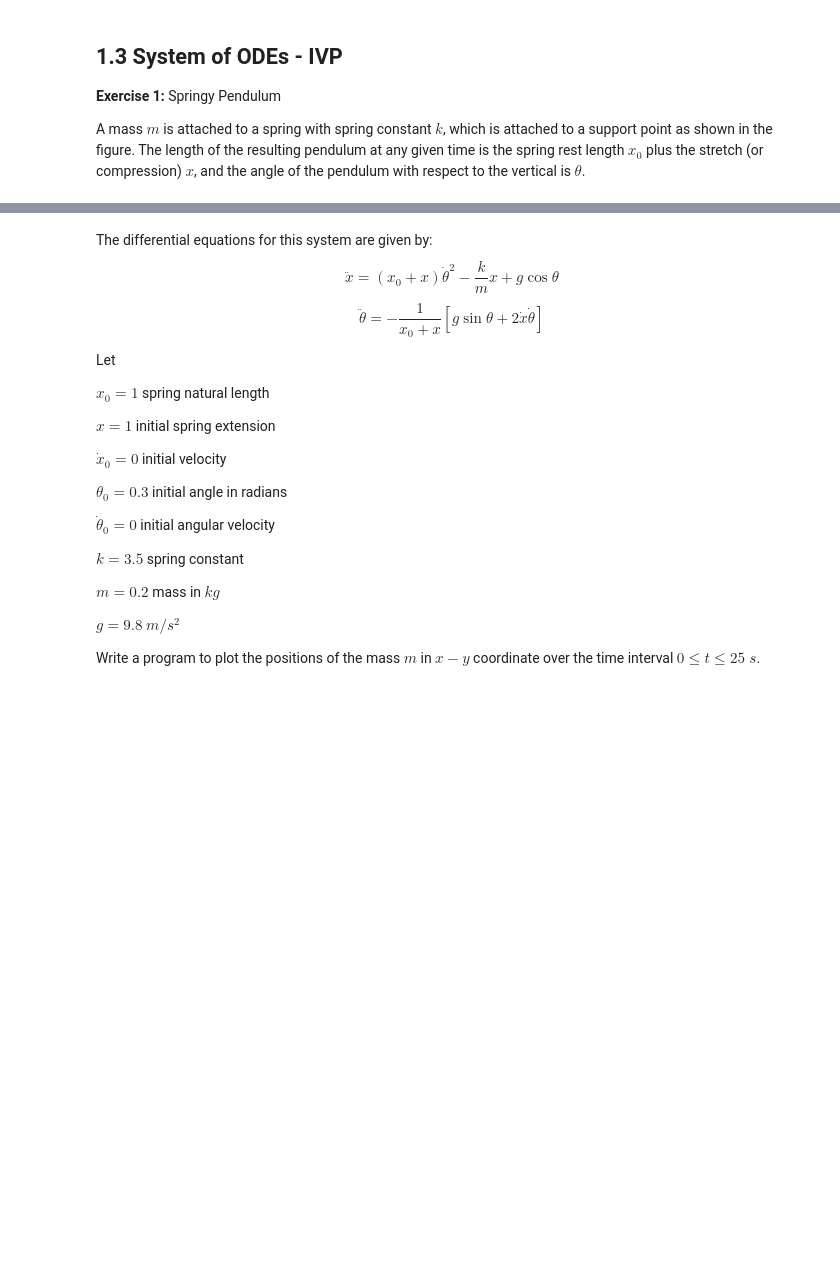
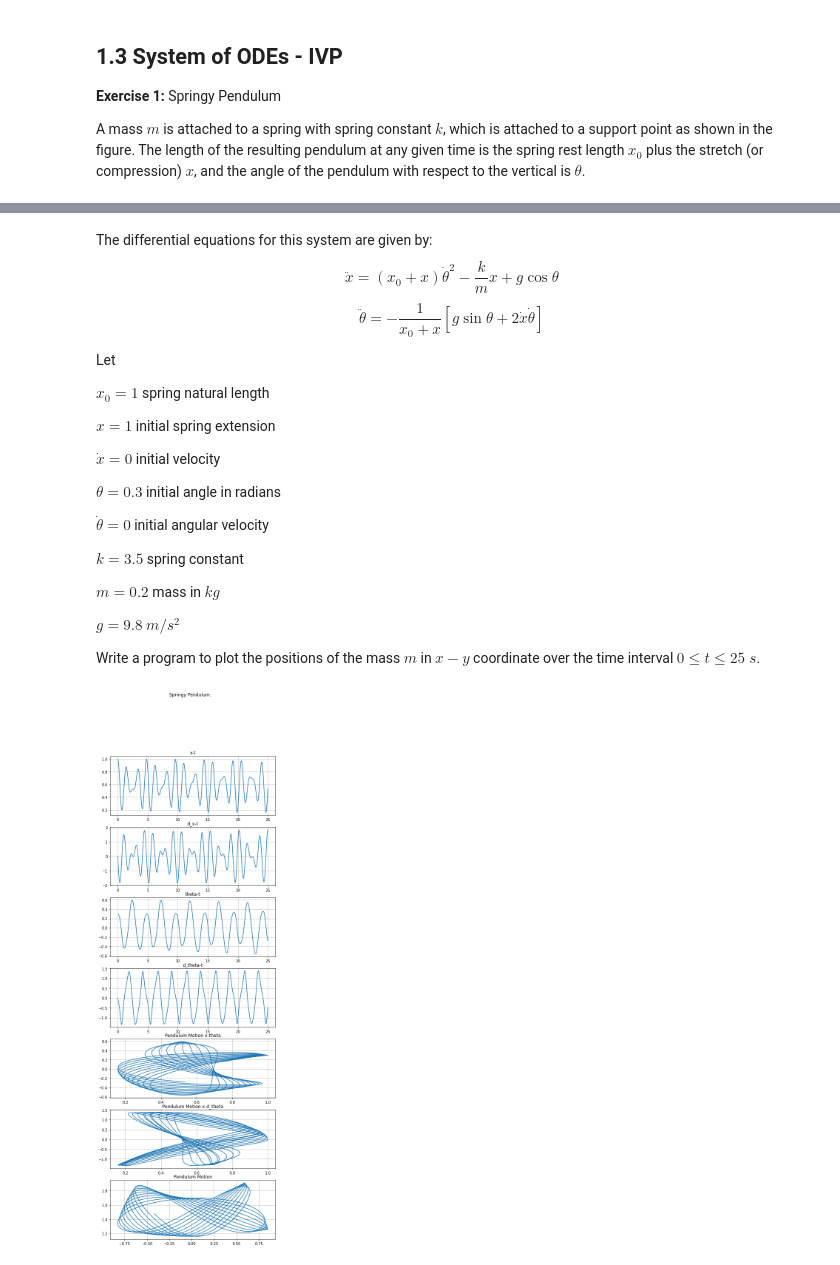
Before and after one commit to gigadot/ssm, a Jupyter notebook: Topic 01 - Ordinary Differential Equation (ODE)/1.3 System of ODEs - IVP.ipynb, the cells around one changed output, grey strips where cells are left out. Saved outputs shown, nothing was run; the diff lists cells and outputs as text; code cells hidden in the pictures; blank space fills up the shorter version.

```diff
--- a/Topic 01 - Ordinary Differential Equation (ODE)/1.3 System of ODEs - IVP.ipynb
+++ b/Topic 01 - Ordinary Differential Equation (ODE)/1.3 System of ODEs - IVP.ipynb
@@ -17,11 +17,11 @@ $x_0 = 1$ spring natural length
 
 $x = 1$ initial spring extension
 
-$\dot {x}_0 = 0$ initial velocity
+$\dot {x} = 0$ initial velocity
 
-$\theta_0 = 0.3$ initial angle in radians
+$\theta = 0.3$ initial angle in radians
 
-$\dot {\theta}_0 = 0$ initial angular velocity
+$\dot {\theta} = 0$ initial angular velocity
 
 $k = 3.5$ spring constant
 
@@ -32,0 +37,63 @@ Write a program to plot the positions of the mass $m$ in $x-y$ coordinate over t
+# %%
+x = 1.
+d_x = 0.
+theta = 0.3
+d_theta = 0.
+theta_0 = [x, d_x, theta, d_theta]
+
+x_0 = 1
+k = 3.5
+m = 0.2
+g = 9.8
+
+t = np.arange(0, 25, 0.01)
+
+
+def func(y, t):  # define vector f(y,t)
+    x, d_x, theta, d_theta = y
+    dd_x = (x_0 + x) * d_theta**2 - (k * x / m) + g * np.cos(theta)
+    dd_theta = -1 * (g * np.sin(theta) + 2 * d_x * d_theta) / (x_0 + x)
+    return [d_x, dd_x, d_theta, dd_theta]
+
+
+vec = odeint(func, theta_0, t)
+x = vec[:, 0]
+d_x = vec[:, 1]
+theta = vec[:, 2]
+d_theta = vec[:, 3]
+
+fig, axes = plt.subplots(7, 1, figsize=(8, 24))
+fig.suptitle('Springy Pendulum:')
+
+axes[0].plot(t, x)
+axes[0].set_title("x-t")
+axes[0].grid()
+
+axes[1].plot(t, d_x)
+axes[1].set_title("d_x-t")
+axes[1].grid()
+
+axes[2].plot(t, theta)
+axes[2].set_title("theta-t")
+axes[2].grid()
+
+axes[3].plot(t, d_theta)
+axes[3].set_title("d_theta-t")
+axes[3].grid()
+
+axes[4].plot(x, theta)
+axes[4].set_title("Pendulum Motion x-theta")
+axes[4].grid()
+
+axes[5].plot(x, d_theta)
+axes[5].set_title("Pendulum Motion x-d_theta")
+axes[5].grid()
+
+pos_x = (x_0 + x) * np.sin(theta)
+pos_y = (x_0 + x) * np.cos(theta)
+axes[6].plot(pos_x, pos_y)
+axes[6].set_title("Pendulum Motion")
+axes[6].grid()
+plt.show()
+# %% [output]
+[figure, added]
```
Also changed, not shown: parts of 1 cell of this notebook, 5 other files.
